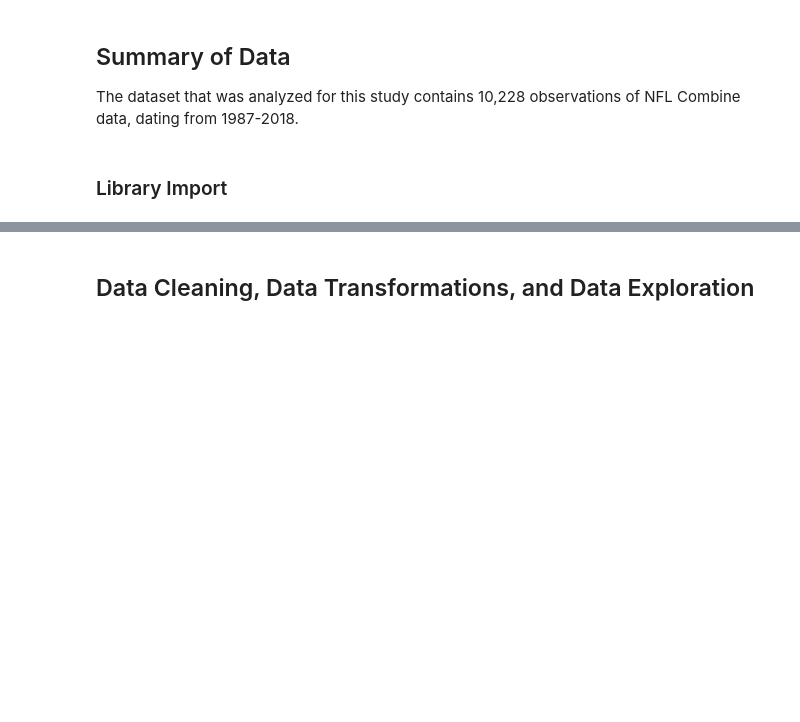
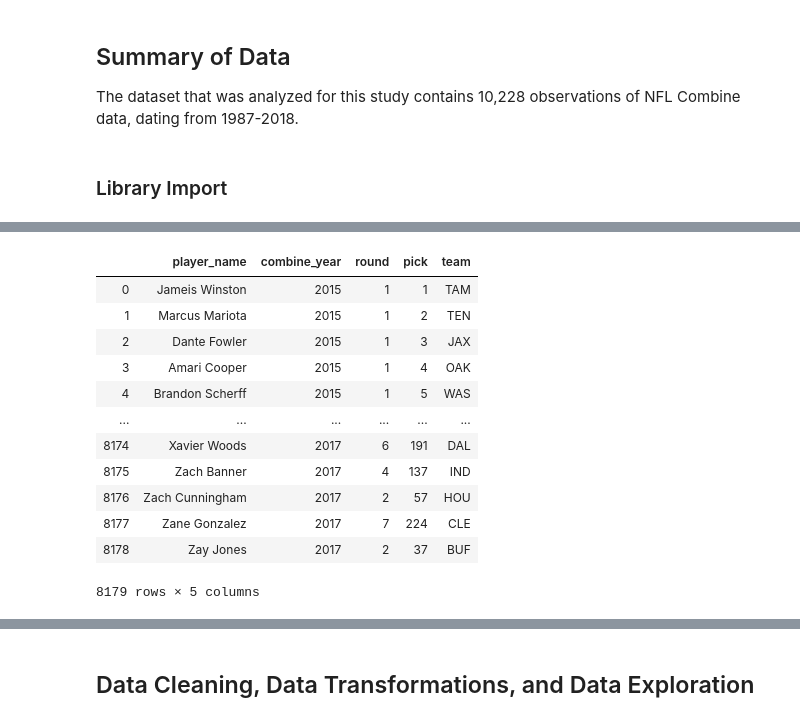
Before and after one commit to michaelpallante/nfl_combine_classification_modeling, a Jupyter notebook: notebooks/nfl_combine_eda.ipynb, the cells around one changed output, grey strips where cells are left out. Drawn from its saved outputs; the diff is of its cells as text; code cells hidden in the pictures; blank space fills up the shorter version.

```diff
--- a/notebooks/nfl_combine_eda.ipynb
+++ b/notebooks/nfl_combine_eda.ipynb
@@ -41,0 +43,17 @@ nfl_combine_df
+# %%
+# quick overview of the NFL Draft dataset
+nfl_draft_df
+# %% [output]
+|  | player_name | combine_year | round | pick | team |
+| 0 | Jameis Winston | 2015 | 1 | 1 | TAM |
+| 1 | Marcus Mariota | 2015 | 1 | 2 | TEN |
+| 2 | Dante Fowler | 2015 | 1 | 3 | JAX |
+| 3 | Amari Cooper | 2015 | 1 | 4 | OAK |
+| 4 | Brandon Scherff | 2015 | 1 | 5 | WAS |
+| ... | ... | ... | ... | ... | ... |
+| 8174 | Xavier Woods | 2017 | 6 | 191 | DAL |
+| 8175 | Zach Banner | 2017 | 4 | 137 | IND |
+| 8176 | Zach Cunningham | 2017 | 2 | 57 | HOU |
+| 8177 | Zane Gonzalez | 2017 | 7 | 224 | CLE |
+| 8178 | Zay Jones | 2017 | 2 | 37 | BUF |
+8179 rows × 5 columns
```
Also changed, not shown: parts of 7 cells of this notebook, 2 other files.
